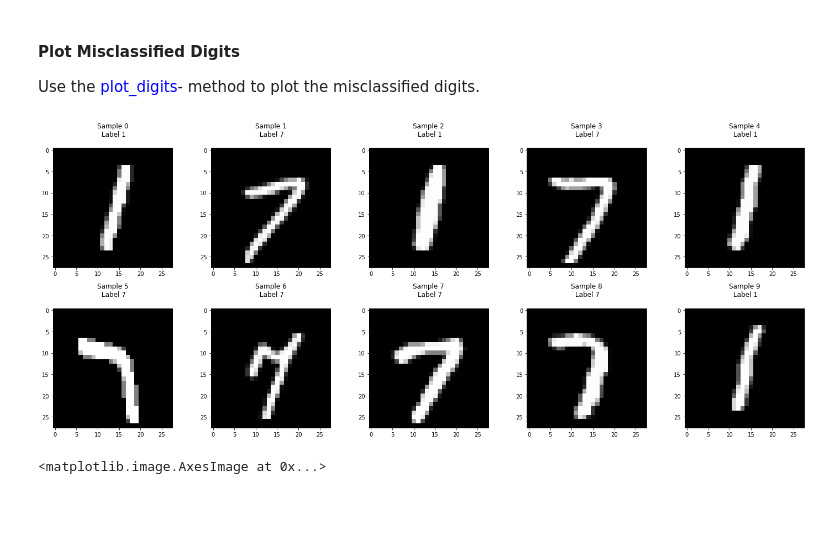
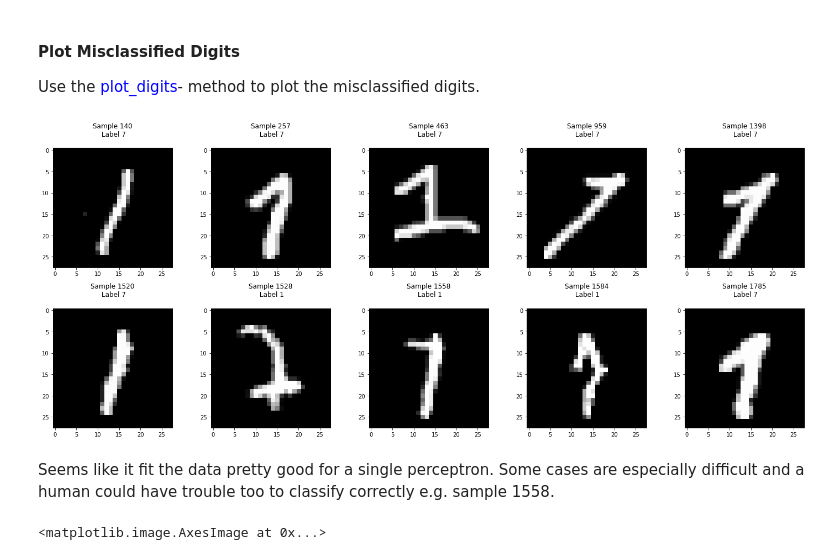
Before and after one commit to sebastianhaeni/deep-learning, a Jupyter notebook: 02/MNIST_binary_classifier_stud.ipynb, the cells around one changed output. Drawn from its saved outputs; the diff is of its cells as text; code cells hidden in the pictures; blank space fills up the shorter version.

```diff
--- a/02/MNIST_binary_classifier_stud.ipynb
+++ b/02/MNIST_binary_classifier_stud.ipynb
@@ -758,10 +762,14 @@ metrics.plot_stepsize_curves()
 Use the <span style="color:blue">plot_digits</span>- method to plot the misclassified digits.
 # %%
 ### START YOUR CODE ###
-plot_digits(x_train, y_train, range(0,10), shape, selected_digits)
+ypred_test = predict(params['w'], params['b'], x_test)
+misclassified = np.where(ypred_test != y_test)[1]
+plot_digits(x_test, ypred_test, misclassified[0:10], shape, selected_digits)
 ### END YOUR CODE ###
 # %% [output]
-[figure, old version]
+[figure, new version]
+# %% [markdown]
+Seems like it fit the data pretty good for a single perceptron. Some cases are especially difficult and a human could have trouble too to classify correctly e.g. sample 1558.
 # %%
 plt.imshow(np.reshape(params['w'], shape), cmap=plt.cm.gray)
 # %% [output]
```
Also changed, not shown: parts of 8 cells of this notebook, 3 other files.
